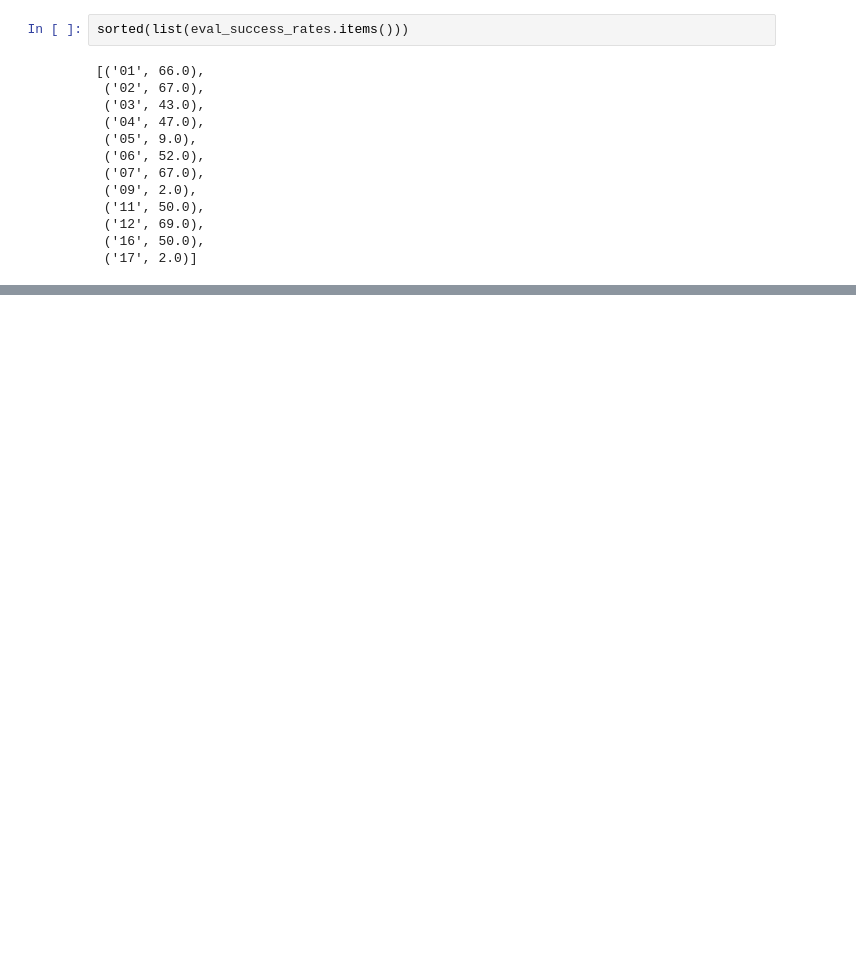
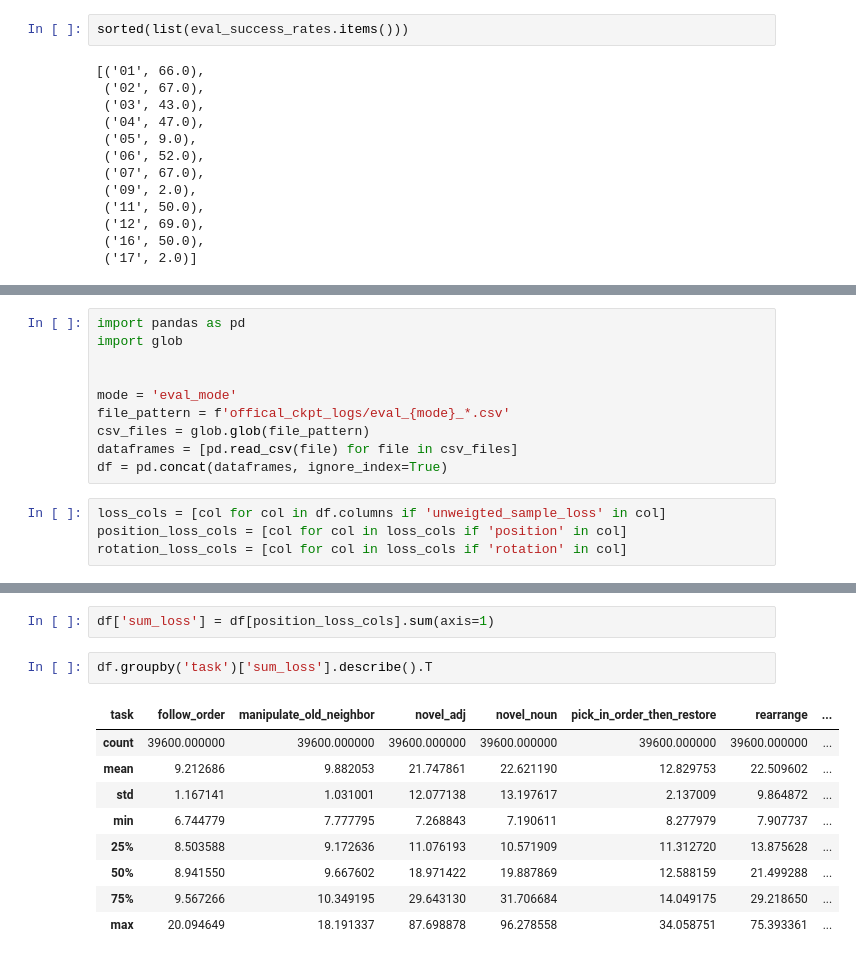
Before and after one commit to jiajingk/train_vima, a Jupyter notebook: visualize.ipynb, the cells around one changed output, grey strips where cells are left out. Saved outputs shown, nothing was run; the diff lists cells and outputs as text; blank space fills up the shorter version.

```diff
--- a/visualize.ipynb
+++ b/visualize.ipynb
@@ -275,0 +278,14 @@ sorted(list(eval_success_rates.items()))
+# %%
+import pandas as pd
+import glob
+
+
+mode = 'eval_mode'
+file_pattern = f'offical_ckpt_logs/eval_{mode}_*.csv'
+csv_files = glob.glob(file_pattern)
+dataframes = [pd.read_csv(file) for file in csv_files]
+df = pd.concat(dataframes, ignore_index=True)
+# %%
+loss_cols = [col for col in df.columns if 'unweigted_sample_loss' in col]
+position_loss_cols = [col for col in loss_cols if 'position' in col]
+rotation_loss_cols = [col for col in loss_cols if 'rotation' in col]
@@ -275,0 +335,14 @@ sorted(list(eval_success_rates.items()))
+# %%
+df['sum_loss'] = df[position_loss_cols].sum(axis=1)
+# %%
+df.groupby('task')['sum_loss'].describe().T
+# %% [output]
+| task | follow_order | manipulate_old_neighbor | novel_adj | novel_noun | pick_in_order_then_restore | rearrange | ... |
+| count | 39600.000000 | 39600.000000 | 39600.000000 | 39600.000000 | 39600.000000 | 39600.000000 | ... |
+| mean | 9.212686 | 9.882053 | 21.747861 | 22.621190 | 12.829753 | 22.509602 | ... |
+| std | 1.167141 | 1.031001 | 12.077138 | 13.197617 | 2.137009 | 9.864872 | ... |
+| min | 6.744779 | 7.777795 | 7.268843 | 7.190611 | 8.277979 | 7.907737 | ... |
+| 25% | 8.503588 | 9.172636 | 11.076193 | 10.571909 | 11.312720 | 13.875628 | ... |
+| 50% | 8.941550 | 9.667602 | 18.971422 | 19.887869 | 12.588159 | 21.499288 | ... |
+| 75% | 9.567266 | 10.349195 | 29.643130 | 31.706684 | 14.049175 | 29.218650 | ... |
+| max | 20.094649 | 18.191337 | 87.698878 | 96.278558 | 34.058751 | 75.393361 | ... |
```
Also changed, not shown: parts of 7 cells of this notebook, 3 other files.
